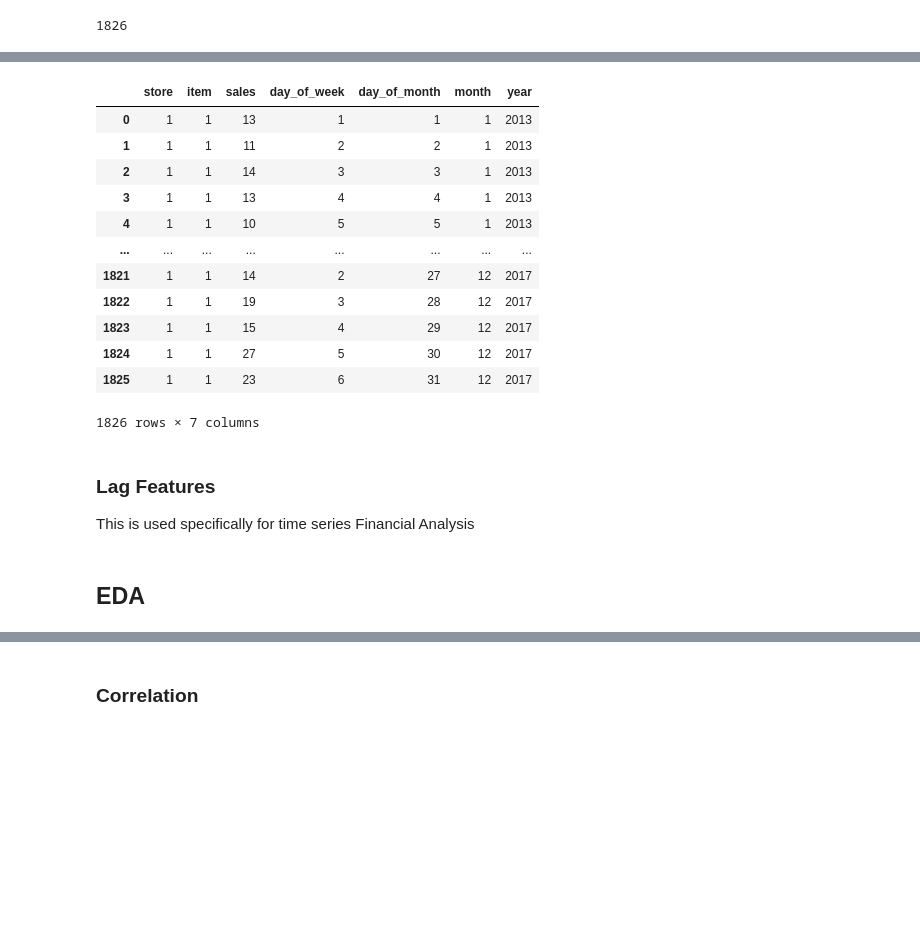
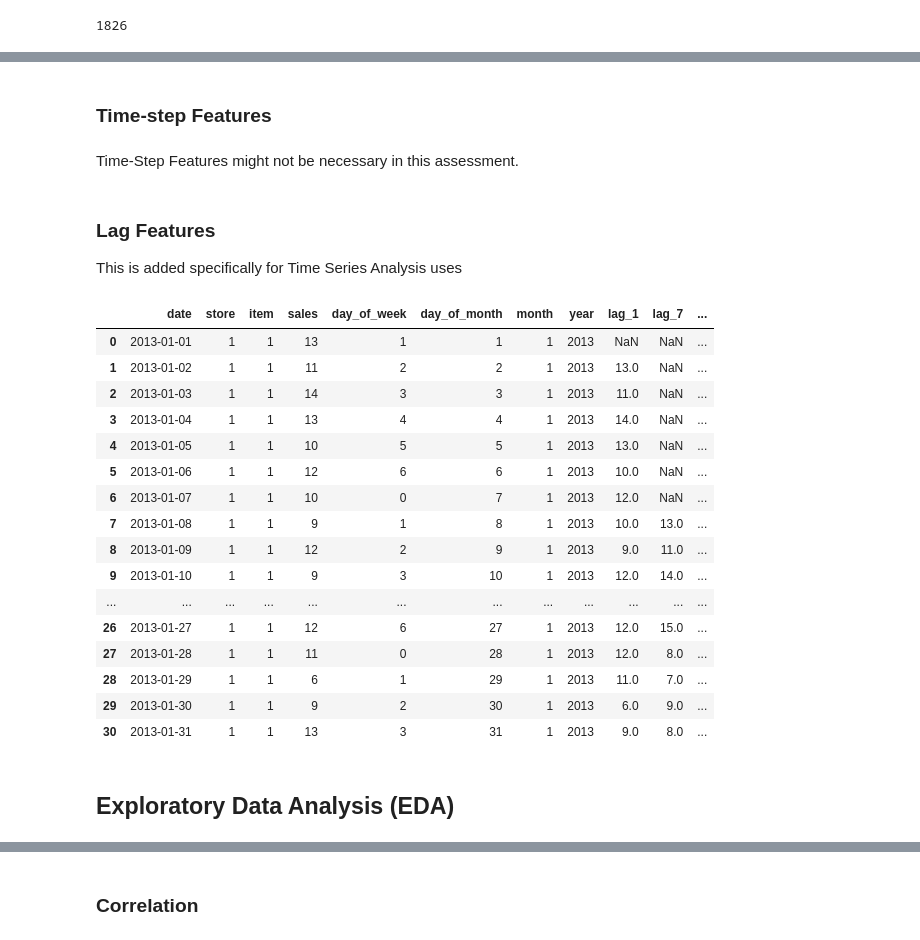
Before and after one commit to TanatB/gosoft_interview_assessment, a Jupyter notebook: main.ipynb, the cells around one changed output, grey strips where cells are left out. Saved outputs shown, nothing was run; the diff lists cells and outputs as text; code cells hidden in the pictures; blank space fills up the shorter version.

```diff
--- a/main.ipynb
+++ b/main.ipynb
@@ -126,6 +181,4 @@ df['day_of_week'] = df['date'].dt.day_of_week
 df['day_of_month'] = df['date'].dt.day
 df['month'] = df['date'].dt.month
 df['year'] = df['date'].dt.year
-# %%
-df = df.drop('date', axis=1)
 # %% [markdown]
@@ -184,25 +254,37 @@ grouped_df
+# %% [markdown]
+### Time-step Features
+# %% [markdown]
+Time-Step Features might not be necessary in this assessment.
+# %% [markdown]
+### Lag Features
+This is added specifically for Time Series Analysis uses
+# %%
+for i in (1, 7, 30):
+    df[f'lag_{i}'] = df.groupby(['store', 'item'])['sales'].shift(i)
+
+# df.set_index(['date', 'store', 'item', 'sales', 'lag_1', 'lag_7', 'lag_30', 'day_of_week', 'day_of_month', 'year'])
 # %%
-grouped_df = df[(df['store'] == 1) & (df['item'] == 1)]
-grouped_df
+df[(df['store'] == 1) & (df['item'] == 1)].head(31)
 # %% [output]
-|  | store | item | sales | day_of_week | day_of_month | month | year |
-| 0 | 1 | 1 | 13 | 1 | 1 | 1 | 2013 |
-| 1 | 1 | 1 | 11 | 2 | 2 | 1 | 2013 |
-| 2 | 1 | 1 | 14 | 3 | 3 | 1 | 2013 |
-| 3 | 1 | 1 | 13 | 4 | 4 | 1 | 2013 |
-| 4 | 1 | 1 | 10 | 5 | 5 | 1 | 2013 |
-| ... | ... | ... | ... | ... | ... | ... | ... |
-| 1821 | 1 | 1 | 14 | 2 | 27 | 12 | 2017 |
-| 1822 | 1 | 1 | 19 | 3 | 28 | 12 | 2017 |
-| 1823 | 1 | 1 | 15 | 4 | 29 | 12 | 2017 |
-| 1824 | 1 | 1 | 27 | 5 | 30 | 12 | 2017 |
-| 1825 | 1 | 1 | 23 | 6 | 31 | 12 | 2017 |
+|  | date | store | item | sales | day_of_week | day_of_month | month | year | lag_1 | lag_7 | ... |
+| 0 | 2013-01-01 | 1 | 1 | 13 | 1 | 1 | 1 | 2013 | NaN | NaN | ... |
+| 1 | 2013-01-02 | 1 | 1 | 11 | 2 | 2 | 1 | 2013 | 13.0 | NaN | ... |
+| 2 | 2013-01-03 | 1 | 1 | 14 | 3 | 3 | 1 | 2013 | 11.0 | NaN | ... |
+| 3 | 2013-01-04 | 1 | 1 | 13 | 4 | 4 | 1 | 2013 | 14.0 | NaN | ... |
+| 4 | 2013-01-05 | 1 | 1 | 10 | 5 | 5 | 1 | 2013 | 13.0 | NaN | ... |
+| 5 | 2013-01-06 | 1 | 1 | 12 | 6 | 6 | 1 | 2013 | 10.0 | NaN | ... |
+| 6 | 2013-01-07 | 1 | 1 | 10 | 0 | 7 | 1 | 2013 | 12.0 | NaN | ... |
+| 7 | 2013-01-08 | 1 | 1 | 9 | 1 | 8 | 1 | 2013 | 10.0 | 13.0 | ... |
+| 8 | 2013-01-09 | 1 | 1 | 12 | 2 | 9 | 1 | 2013 | 9.0 | 11.0 | ... |
+| 9 | 2013-01-10 | 1 | 1 | 9 | 3 | 10 | 1 | 2013 | 12.0 | 14.0 | ... |
+| ... | ... | ... | ... | ... | ... | ... | ... | ... | ... | ... | ... |
+| 26 | 2013-01-27 | 1 | 1 | 12 | 6 | 27 | 1 | 2013 | 12.0 | 15.0 | ... |
+| 27 | 2013-01-28 | 1 | 1 | 11 | 0 | 28 | 1 | 2013 | 12.0 | 8.0 | ... |
+| 28 | 2013-01-29 | 1 | 1 | 6 | 1 | 29 | 1 | 2013 | 11.0 | 7.0 | ... |
+| 29 | 2013-01-30 | 1 | 1 | 9 | 2 | 30 | 1 | 2013 | 6.0 | 9.0 | ... |
+| 30 | 2013-01-31 | 1 | 1 | 13 | 3 | 31 | 1 | 2013 | 9.0 | 8.0 | ... |
-1826 rows × 7 columns
-# %% [markdown]
-### Lag Features
-This is used specifically for time series Financial Analysis
 # %% [markdown]
-## EDA
+## Exploratory Data Analysis (EDA)
 # %%
 df.describe()
 # %% [output]
```
Also changed, not shown: parts of 38 cells of this notebook.
